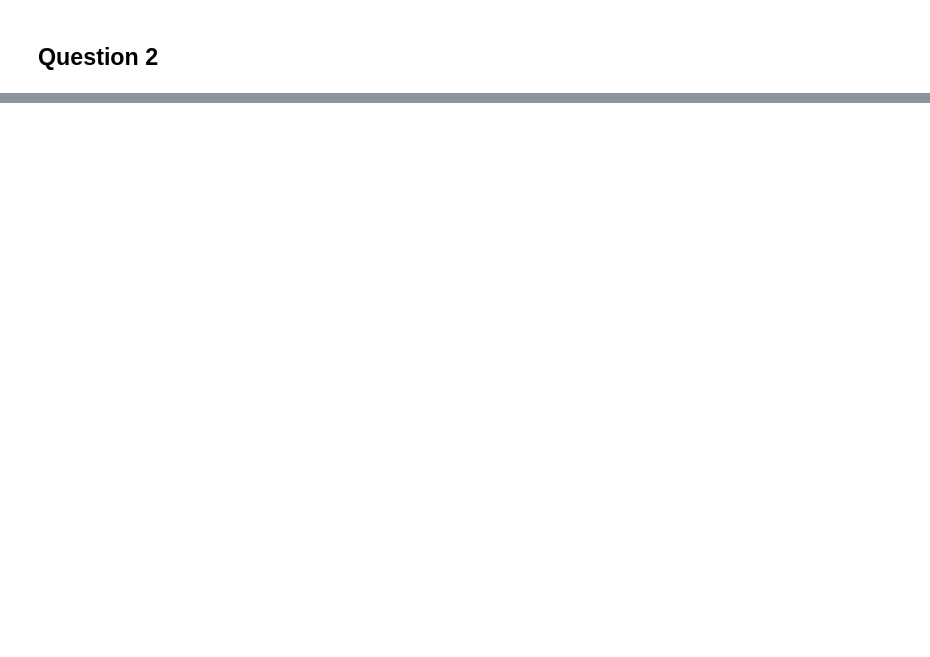
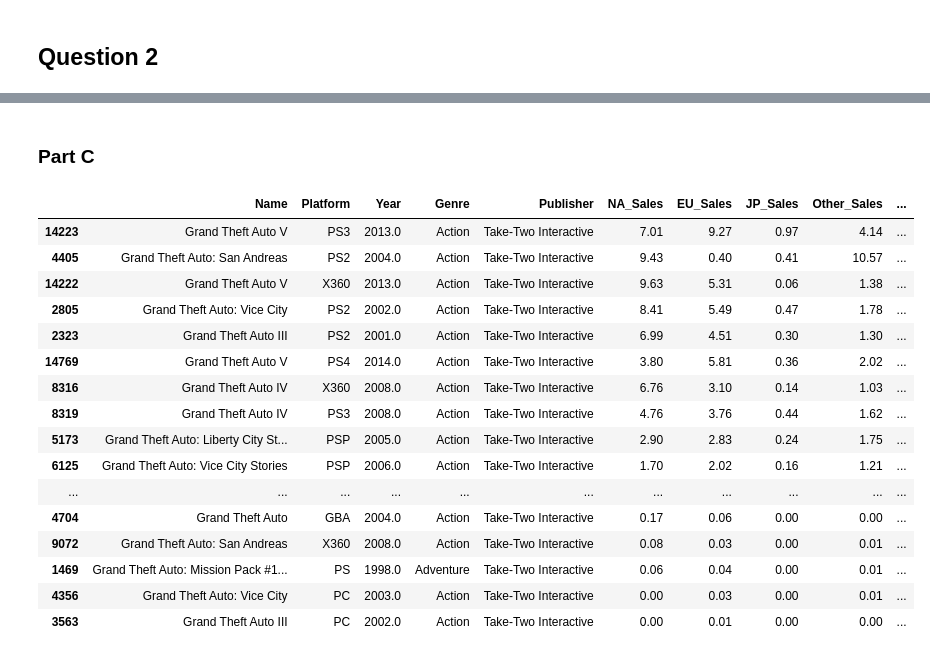
Before and after one commit to arushisboolied/Data-Science-Fundamentals-with-Python-Learner-s-Space, a Jupyter notebook: Week-1/Worksheet-1.ipynb, the cells around one changed output, grey strips where cells are left out. Cells and saved outputs as stored; diff of their text form; code cells hidden in the pictures; blank space fills up the shorter version.

```diff
--- a/Week-1/Worksheet-1.ipynb
+++ b/Week-1/Worksheet-1.ipynb
@@ -83,0 +151,23 @@ print(spiral_list)
+# %% [markdown]
+### Part C
+# %%
+filter_df = df[df['Name'].str.contains('Grand Theft Auto')]
+filter_df
+# %% [output]
+|  | Name | Platform | Year | Genre | Publisher | NA_Sales | EU_Sales | JP_Sales | Other_Sales | ... |
+| 14223 | Grand Theft Auto V | PS3 | 2013.0 | Action | Take-Two Interactive | 7.01 | 9.27 | 0.97 | 4.14 | ... |
+| 4405 | Grand Theft Auto: San Andreas | PS2 | 2004.0 | Action | Take-Two Interactive | 9.43 | 0.40 | 0.41 | 10.57 | ... |
+| 14222 | Grand Theft Auto V | X360 | 2013.0 | Action | Take-Two Interactive | 9.63 | 5.31 | 0.06 | 1.38 | ... |
+| 2805 | Grand Theft Auto: Vice City | PS2 | 2002.0 | Action | Take-Two Interactive | 8.41 | 5.49 | 0.47 | 1.78 | ... |
+| 2323 | Grand Theft Auto III | PS2 | 2001.0 | Action | Take-Two Interactive | 6.99 | 4.51 | 0.30 | 1.30 | ... |
+| 14769 | Grand Theft Auto V | PS4 | 2014.0 | Action | Take-Two Interactive | 3.80 | 5.81 | 0.36 | 2.02 | ... |
+| 8316 | Grand Theft Auto IV | X360 | 2008.0 | Action | Take-Two Interactive | 6.76 | 3.10 | 0.14 | 1.03 | ... |
+| 8319 | Grand Theft Auto IV | PS3 | 2008.0 | Action | Take-Two Interactive | 4.76 | 3.76 | 0.44 | 1.62 | ... |
+| 5173 | Grand Theft Auto: Liberty City St... | PSP | 2005.0 | Action | Take-Two Interactive | 2.90 | 2.83 | 0.24 | 1.75 | ... |
+| 6125 | Grand Theft Auto: Vice City Stories | PSP | 2006.0 | Action | Take-Two Interactive | 1.70 | 2.02 | 0.16 | 1.21 | ... |
+| ... | ... | ... | ... | ... | ... | ... | ... | ... | ... | ... |
+| 4704 | Grand Theft Auto | GBA | 2004.0 | Action | Take-Two Interactive | 0.17 | 0.06 | 0.00 | 0.00 | ... |
+| 9072 | Grand Theft Auto: San Andreas | X360 | 2008.0 | Action | Take-Two Interactive | 0.08 | 0.03 | 0.00 | 0.01 | ... |
+| 1469 | Grand Theft Auto: Mission Pack #1... | PS | 1998.0 | Adventure | Take-Two Interactive | 0.06 | 0.04 | 0.00 | 0.01 | ... |
+| 4356 | Grand Theft Auto: Vice City | PC | 2003.0 | Action | Take-Two Interactive | 0.00 | 0.03 | 0.00 | 0.01 | ... |
+| 3563 | Grand Theft Auto III | PC | 2002.0 | Action | Take-Two Interactive | 0.00 | 0.01 | 0.00 | 0.00 | ... |
```
Also changed, not shown: parts of 18 cells of this notebook.
